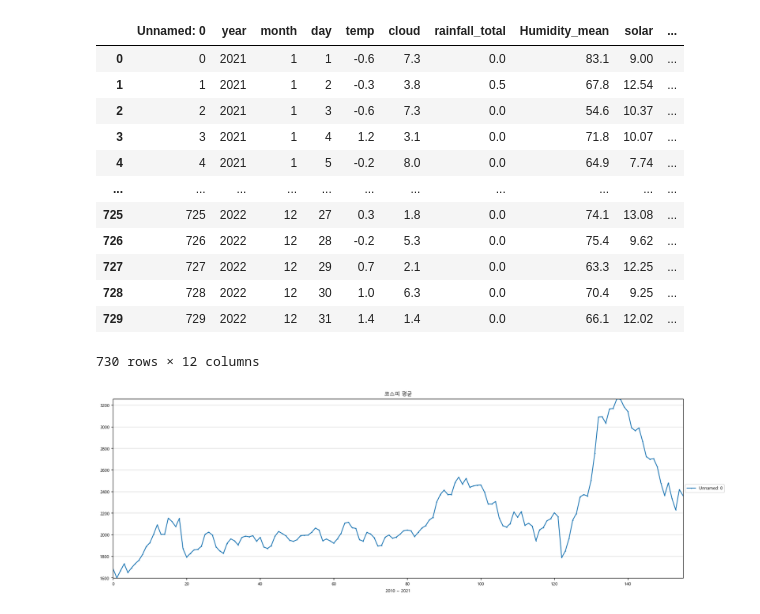
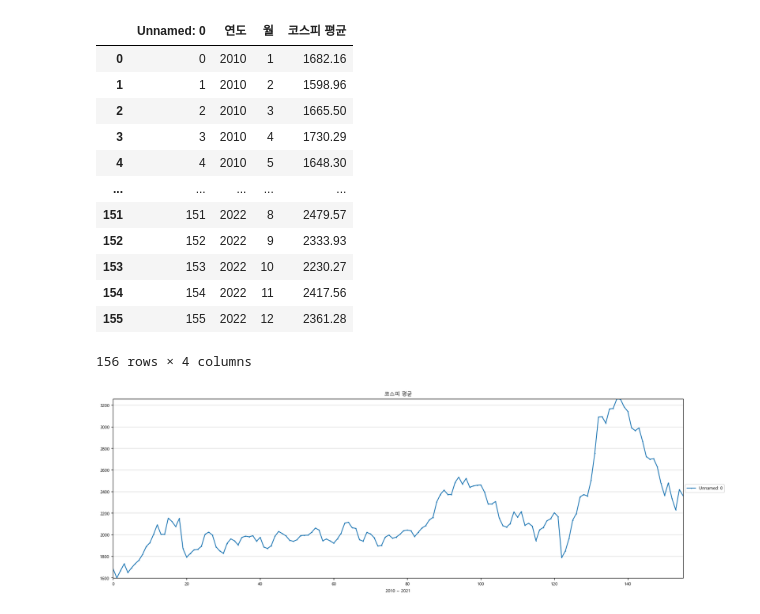
Before and after one commit to ThatHomr/project_2, a Jupyter notebook: project_2_file/z_ssh/data/코스피 데이터/시각화.ipynb, the cells around one changed output. Cells and saved outputs as stored; diff of their text form; code cells hidden in the pictures.

```diff
--- a/project_2_file/z_ssh/data/코스피 데이터/시각화.ipynb
+++ b/project_2_file/z_ssh/data/코스피 데이터/시각화.ipynb
@@ -17,22 +15,20 @@ ModuleNotFoundError: No module named 'plotly'
 # %%
 df = pd.read_csv('코스피 지수 데이터.csv')
-usage = pd.read_csv('usage_by_weather2.csv')
-usage.reset_index
-usage
+df
 # %% [output]
-|  | Unnamed: 0 | year | month | day | temp | cloud | rainfall_total | Humidity_mean | solar | ... |
-| 0 | 0 | 2021 | 1 | 1 | -0.6 | 7.3 | 0.0 | 83.1 | 9.00 | ... |
-| 1 | 1 | 2021 | 1 | 2 | -0.3 | 3.8 | 0.5 | 67.8 | 12.54 | ... |
-| 2 | 2 | 2021 | 1 | 3 | -0.6 | 7.3 | 0.0 | 54.6 | 10.37 | ... |
-| 3 | 3 | 2021 | 1 | 4 | 1.2 | 3.1 | 0.0 | 71.8 | 10.07 | ... |
-| 4 | 4 | 2021 | 1 | 5 | -0.2 | 8.0 | 0.0 | 64.9 | 7.74 | ... |
-| ... | ... | ... | ... | ... | ... | ... | ... | ... | ... | ... |
-| 725 | 725 | 2022 | 12 | 27 | 0.3 | 1.8 | 0.0 | 74.1 | 13.08 | ... |
-| 726 | 726 | 2022 | 12 | 28 | -0.2 | 5.3 | 0.0 | 75.4 | 9.62 | ... |
-| 727 | 727 | 2022 | 12 | 29 | 0.7 | 2.1 | 0.0 | 63.3 | 12.25 | ... |
-| 728 | 728 | 2022 | 12 | 30 | 1.0 | 6.3 | 0.0 | 70.4 | 9.25 | ... |
-| 729 | 729 | 2022 | 12 | 31 | 1.4 | 1.4 | 0.0 | 66.1 | 12.02 | ... |
+|  | Unnamed: 0 | 연도 | 월 | 코스피 평균 |
+| 0 | 0 | 2010 | 1 | 1682.16 |
+| 1 | 1 | 2010 | 2 | 1598.96 |
+| 2 | 2 | 2010 | 3 | 1665.50 |
+| 3 | 3 | 2010 | 4 | 1730.29 |
+| 4 | 4 | 2010 | 5 | 1648.30 |
+| ... | ... | ... | ... | ... |
+| 151 | 151 | 2022 | 8 | 2479.57 |
+| 152 | 152 | 2022 | 9 | 2333.93 |
+| 153 | 153 | 2022 | 10 | 2230.27 |
+| 154 | 154 | 2022 | 11 | 2417.56 |
+| 155 | 155 | 2022 | 12 | 2361.28 |
-730 rows × 12 columns
+156 rows × 4 columns
 # %%
 import platform
 from matplotlib import font_manager, rc
```
Also changed, not shown: parts of 1 cell of this notebook, 9 other files.
